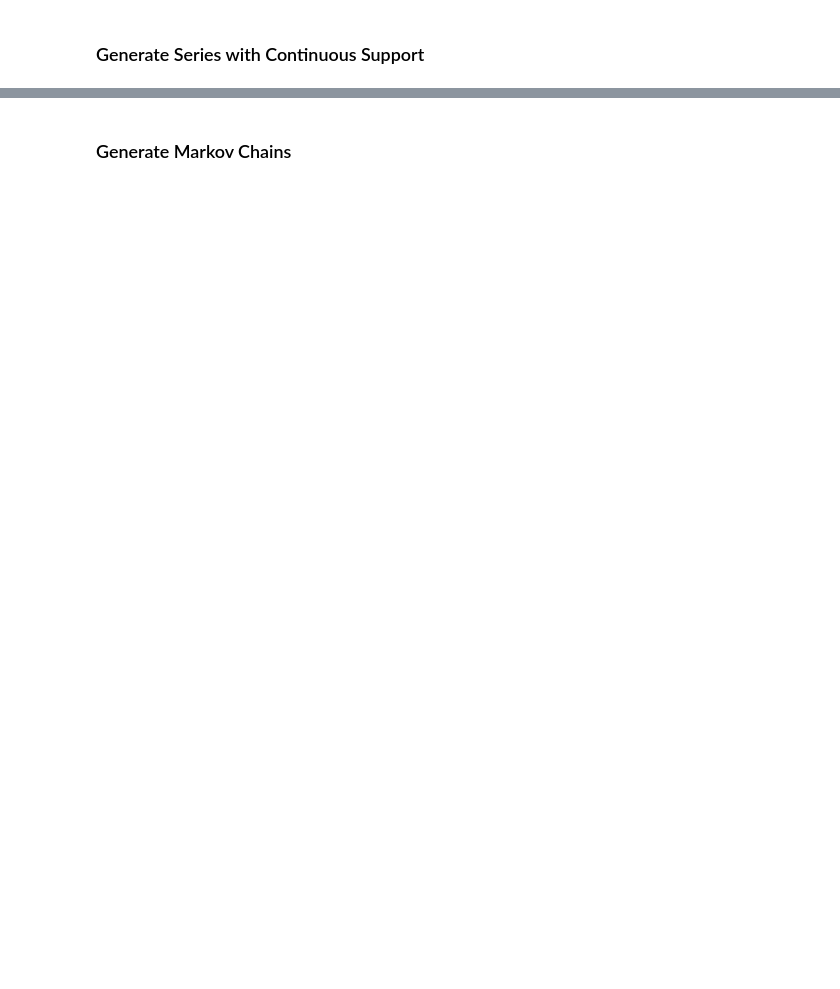
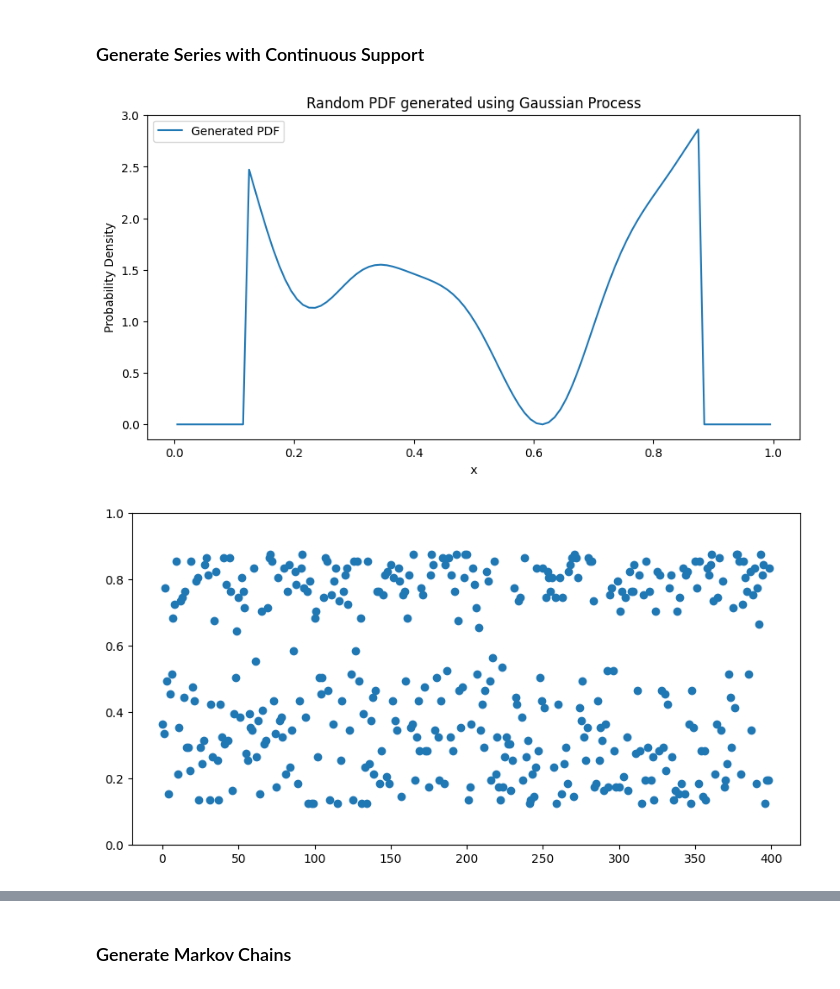
Before and after one commit to AntonioLiu97/LLMICL_inPCA, a Jupyter notebook: data/series_generator.ipynb, the cells around one changed output, grey strips where cells are left out. Drawn from its saved outputs; the diff is of its cells as text; code cells hidden in the pictures; blank space fills up the shorter version.

```diff
--- a/data/series_generator.ipynb
+++ b/data/series_generator.ipynb
@@ -99,7 +170,7 @@ kernel = 'NA'
 # %%
-num_series = 2
-llama_size = 'KDE'
-kernel = 'gaussian'
+num_series = 1
+llama_size = 'histogram'
+kernel = 'NA'
 
 mode = 'all'
 prec = 2
@@ -115,2 +178,72 @@ refine_depth = 1
+# %%
+### Uncorrelated random PDF
+num_series = 1
+Nt = 400
+
+# Parameters
+prec = 2
+l = 0.1
+random_seed = 3
+
+traj_name = f'uncorrelated_random_PDF_l_{l}_{llama_size}'
+
+f = random_pdf(prec,random_seed,l)
+x = f[:,0]
+y = f[:,1]
+
+true_PDF = MultiResolutionPDF(prec)
+true_PDF.bin_height_arr = y
+true_PDF.normalize()
+
+settings=SerializerSettings(base=10, prec=prec, signed=True, time_sep=',', bit_sep='', minus_sign='-', fixed_length=False, max_val = 10)
+
+# Plot the generated PDF
+plt.figure(figsize=(10, 5))
+plt.plot(x, y, label='Generated PDF')
+plt.xlabel('x')
+plt.ylabel('Probability Density')
+plt.title('Random PDF generated using Gaussian Process')
+plt.legend()
+plt.show()
+
+rng = np.random.default_rng()
+prob = y/np.sum(y)
+
+for traj_idx in range(num_series):
+    time_series = []
+    for t in range(0, Nt):
+        state = rng.choice(x, p=prob)
+        time_series.append(state)
+
+    plt.figure(figsize=(10, 5))
+    plt.plot(time_series, lw = 0, marker = 'o', alpha = 1)
+    plt.ylim(0,1)
+    time_series = np.array(time_series)
+    full_series = serialize_arr(time_series,settings)
+    rescaled_full_series = time_series * 10
+
+    # Save the generated data to a dictionary
+    data_dict = {
+            'full_series': full_series, # string format for LLM
+            'rescaled_full_series': rescaled_full_series, # double format for baseline
+            'prec': prec,
+            'llama_size': llama_size,
+            'kernel': kernel,
+            'mode': mode,
+            'refine_depth': refine_depth,
+            'random_seed': random_seed,
+            'time_series': time_series,
+            'true_PDF': true_PDF
+        }
+
+    # Pickle and save the dictionary
+    file_indices = [int(name[:-4].rsplit('_',1)[1]) for name in os.listdir(save_path) if os.path.isfile(os.path.join(save_path, name)) and name.startswith(traj_name)]
+    file_indices += [-1]
+    save_name = os.path.join(save_path, f'{traj_name}_{max(file_indices)+1}.pkl')
+    with open(save_name, 'wb') as f:
+        pickle.dump(data_dict, f)
+# %% [output]
+[figure, added]
+[figure, added]
 # %%
 
```
Also changed, not shown: parts of 5 cells of this notebook, 39 other files.
